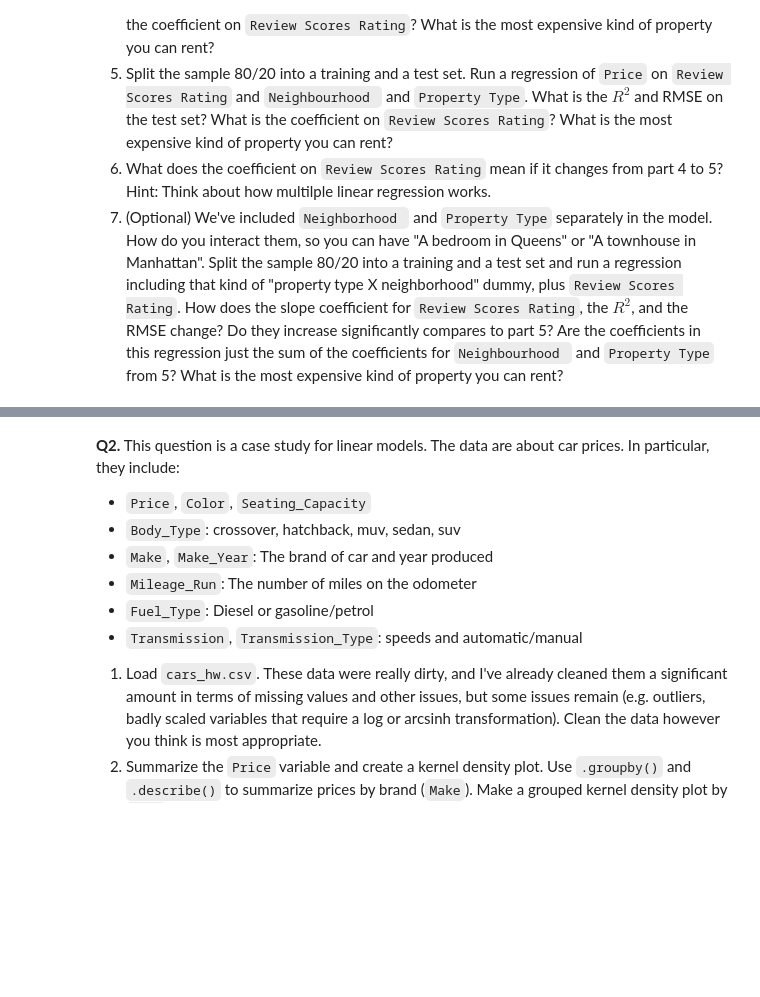
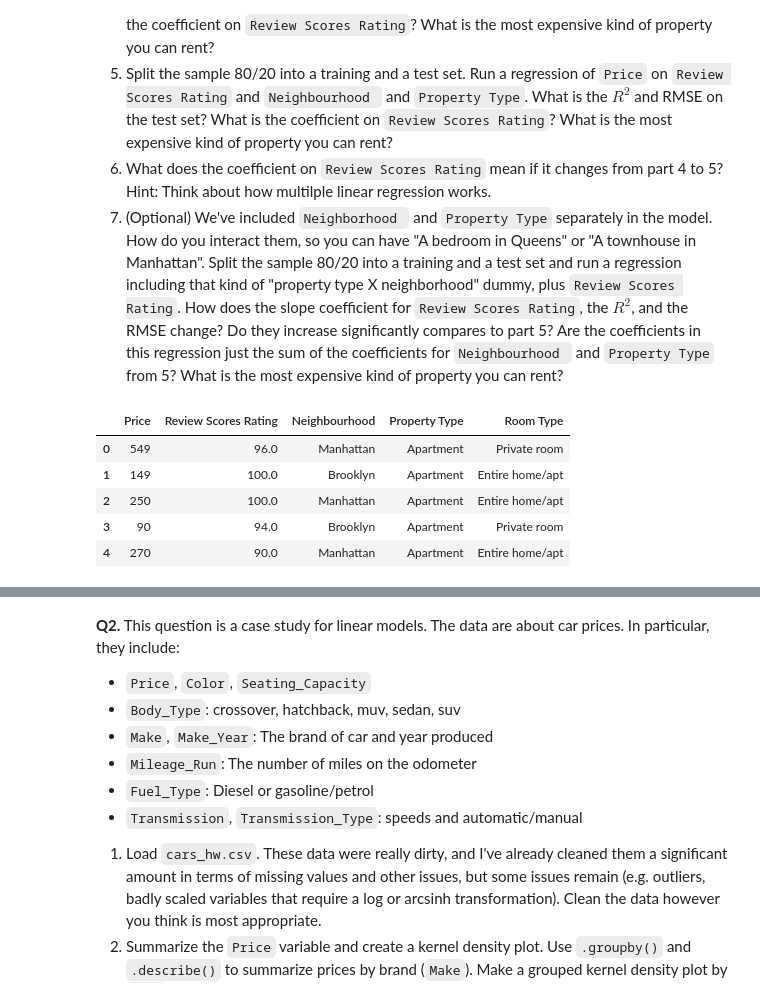
Before and after one commit to chetubarot/linearRegression, a Jupyter notebook: barot_assignment.ipynb, the cells around one changed output, grey strips where cells are left out. Saved outputs shown, nothing was run; the diff lists cells and outputs as text; code cells hidden in the pictures; blank space fills up the shorter version.

```diff
--- a/barot_assignment.ipynb
+++ b/barot_assignment.ipynb
@@ -42,3 +42,20 @@
 5. Split the sample 80/20 into a training and a test set. Run a regression of `Price` on `Review Scores Rating` and `Neighbourhood ` and `Property Type`. What is the $R^2$ and RMSE on the test set? What is the coefficient on `Review Scores Rating`? What is the most expensive kind of property you can rent?
 6. What does the coefficient on `Review Scores Rating` mean if it changes from part 4 to 5? Hint: Think about how multilple linear regression works.
 7. (Optional) We've included `Neighborhood ` and `Property Type` separately in the model. How do you interact them, so you can have "A bedroom in Queens" or "A townhouse in Manhattan". Split the sample 80/20 into a training and a test set and run a regression including that kind of "property type X neighborhood" dummy, plus `Review Scores Rating`. How does the slope coefficient for `Review Scores Rating`, the $R^2$, and the RMSE change? Do they increase significantly compares to part 5? Are the coefficients in this regression just the sum of the coefficients for `Neighbourhood ` and `Property Type` from 5? What is the most expensive kind of property you can rent?
+# %%
+#Q1)
+
+import numpy as np
+import matplotlib.pyplot as plt
+import pandas as pd
+import seaborn as sns
+
+df = pd.read_csv('/content/Q1_clean.csv')
+df.head()
+# %% [output]
+|  | Price | Review Scores Rating | Neighbourhood | Property Type | Room Type |
+| 0 | 549 | 96.0 | Manhattan | Apartment | Private room |
+| 1 | 149 | 100.0 | Brooklyn | Apartment | Entire home/apt |
+| 2 | 250 | 100.0 | Manhattan | Apartment | Entire home/apt |
+| 3 | 90 | 94.0 | Brooklyn | Apartment | Private room |
+| 4 | 270 | 90.0 | Manhattan | Apartment | Entire home/apt |
```
Also changed, not shown: parts of 8 cells of this notebook.
